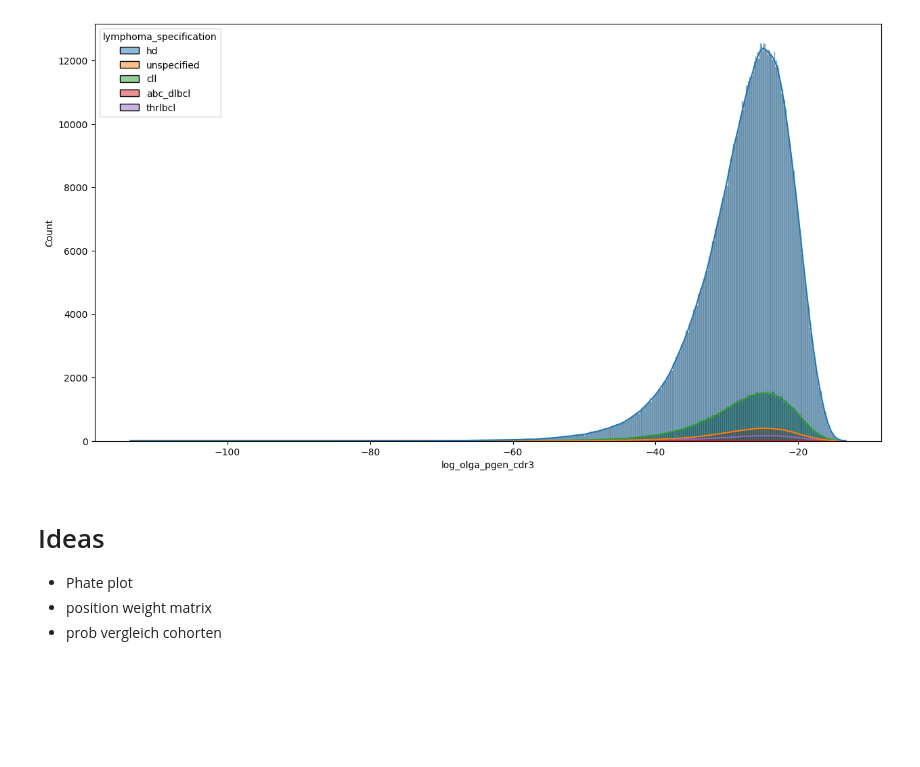
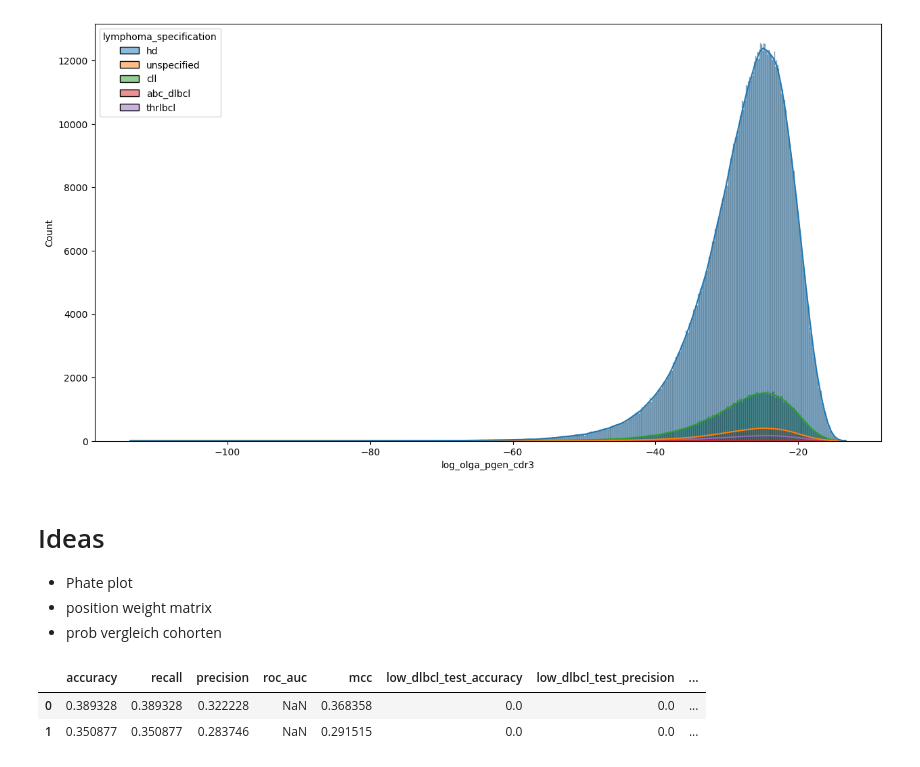
Before and after one commit to paulovic96/immusign, a Jupyter notebook: immusign_data_analysis.ipynb, the cells around one changed output. Saved outputs shown, nothing was run; the diff lists cells and outputs as text; code cells hidden in the pictures; blank space fills up the shorter version.

```diff
--- a/immusign_data_analysis.ipynb
+++ b/immusign_data_analysis.ipynb
@@ -2487,3 +2684,6 @@ p = sns.histplot(data=df_trb, x='log_olga_pgen_cdr3',hue='lymphoma_specification
 - Phate plot
 - position weight matrix
 - prob vergleich cohorten
+# %%
+results_random_model = "/Users/labadmin/Projects/immusign/immusign/results_nlphl_dlbcl_hd/outputs_LogisticRegression"
+results_baseline = "/Users/labadmin/Projects/immusign/immusign/results_nlphl_dlbcl_hd/outputs_Baseline"
@@ -2489,0 +2692,8 @@ p = sns.histplot(data=df_trb, x='log_olga_pgen_cdr3',hue='lymphoma_specification
+# %%
+baseline_results = pd.read_csv(os.path.join(results_baseline, "performance.csv"))
+# %%
+baseline_results
+# %% [output]
+|  | accuracy | recall | precision | roc_auc | mcc | low_dlbcl_test_accuracy | low_dlbcl_test_precision | ... |
+| 0 | 0.389328 | 0.389328 | 0.322228 | NaN | 0.368358 | 0.0 | 0.0 | ... |
+| 1 | 0.350877 | 0.350877 | 0.283746 | NaN | 0.291515 | 0.0 | 0.0 | ... |
```
Also changed, not shown: parts of 85 cells of this notebook.
